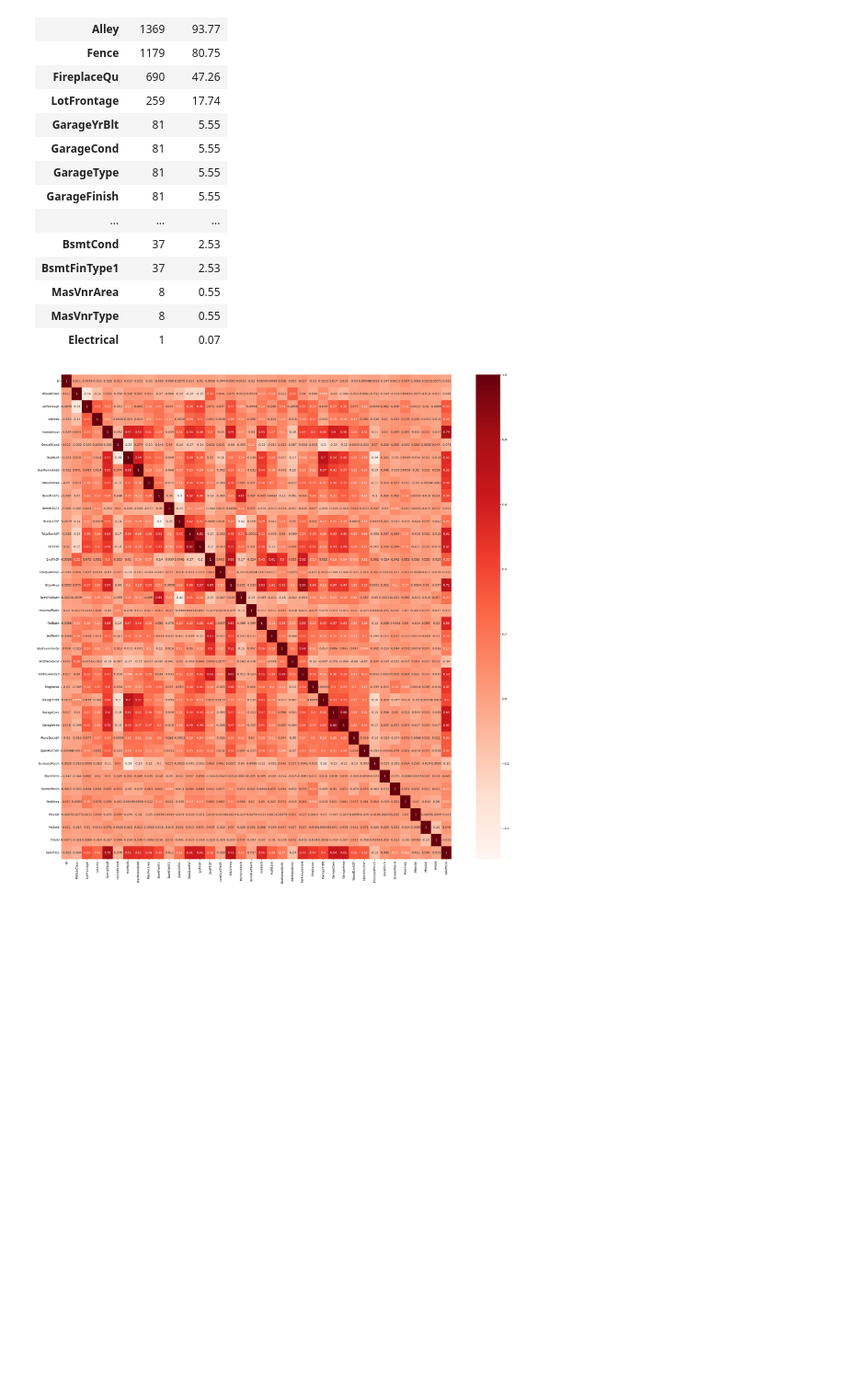
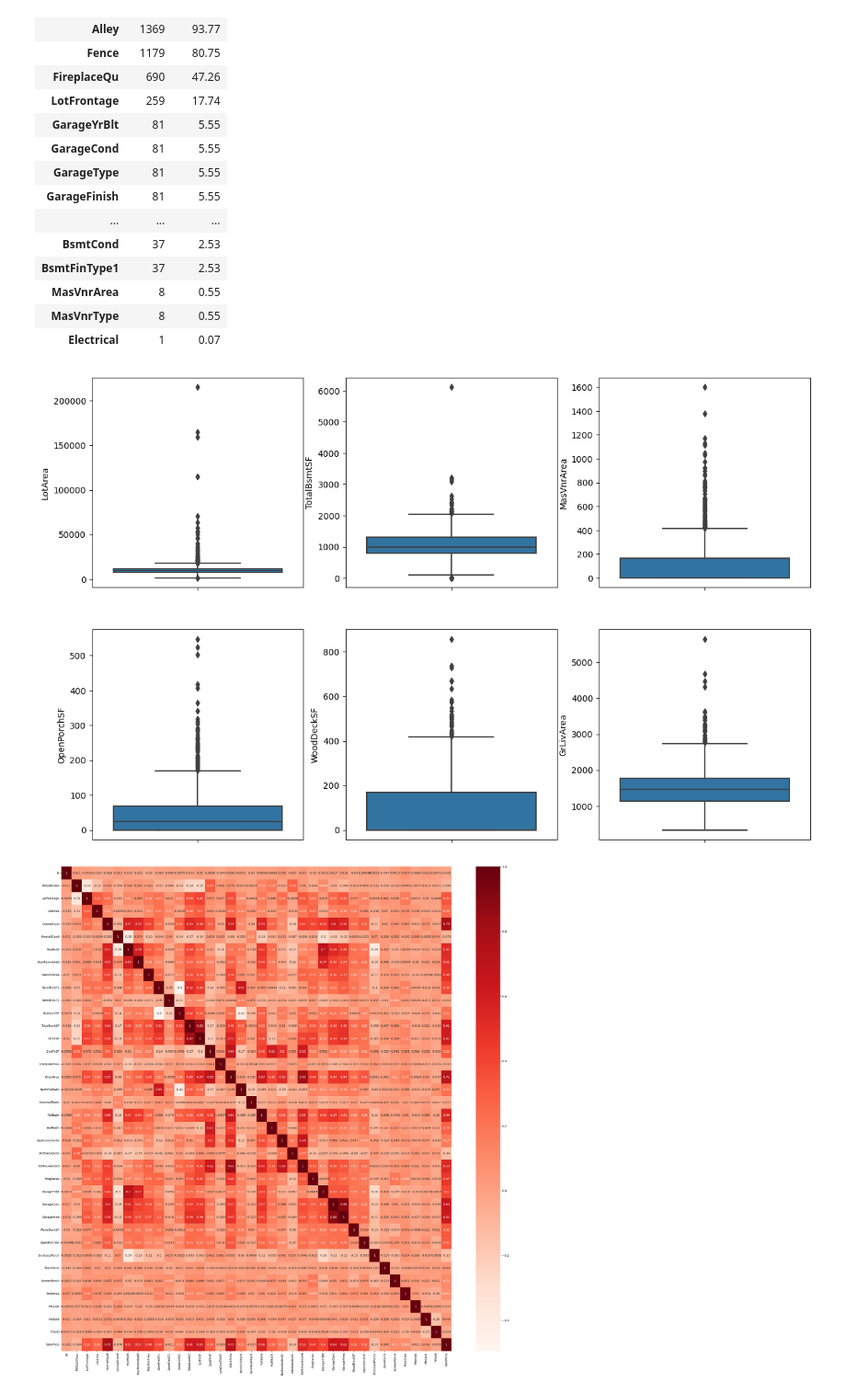
Before and after one commit to mylearning-datta/Advanced_Regression, a Jupyter notebook: Assignment - Advanced Regression_Arpita.ipynb, the cells around one changed output. Shown at 92% size. Cells and saved outputs as stored; diff of their text form; code cells hidden in the pictures; blank space fills up the shorter version.

```diff
--- a/Assignment - Advanced Regression_Arpita.ipynb
+++ b/Assignment - Advanced Regression_Arpita.ipynb
@@ -120,6 +125,27 @@ data['GarageFinish'] = data['GarageFinish'].fillna(data['GarageFinish'].mode()[0
 data['GarageQual'] = data['GarageQual'].fillna(data['GarageQual'].mode()[0])
 data['GarageCond'] = data['GarageCond'].fillna(data['GarageCond'].mode()[0])
 data['GarageYrBlt'] = data['GarageYrBlt'].fillna(data['GarageYrBlt'].mode()[0])
+# %%
+# Check the outliers in all the numeric columns (boxplot)
+
+plt.figure(figsize=(15, 15))
+plt.subplot(3,3,1)
+sns.boxplot(y = 'LotArea',  data = df)
+plt.subplot(3,3,2)
+sns.boxplot(y = 'TotalBsmtSF', data = df)
+plt.subplot(3,3,3)
+sns.boxplot(y = 'MasVnrArea', data = df)
+plt.subplot(3,3,4)
+sns.boxplot(y = 'OpenPorchSF', data = df)
+plt.subplot(3,3,5)
+sns.boxplot(y = 'WoodDeckSF', data = df)
+plt.subplot(3,3,6)
+sns.boxplot(y = 'GrLivArea', data = df)
+
+
+plt.show()
+# %% [output]
+[figure, added]
 # %%
 #plotting the heatmap for correlation
 
```
Also changed, not shown: parts of 12 cells of this notebook.
